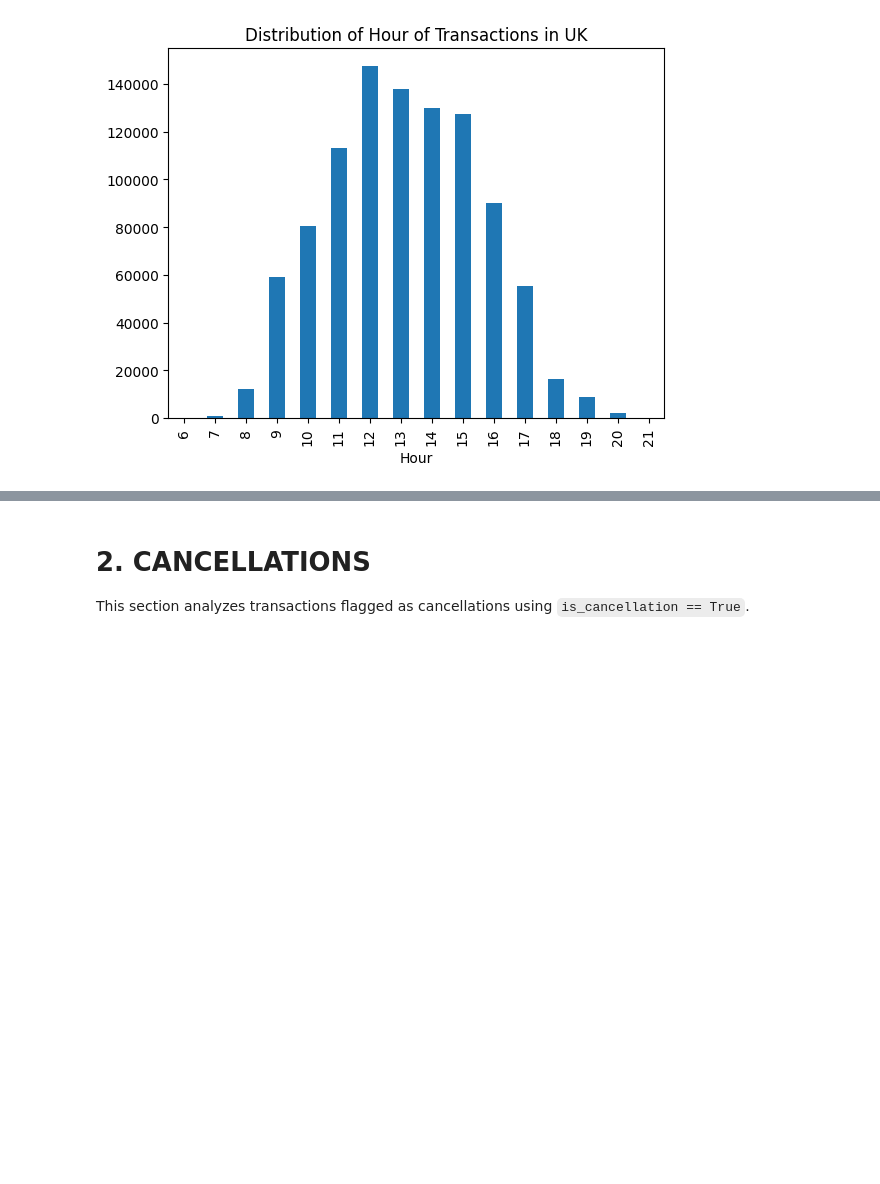
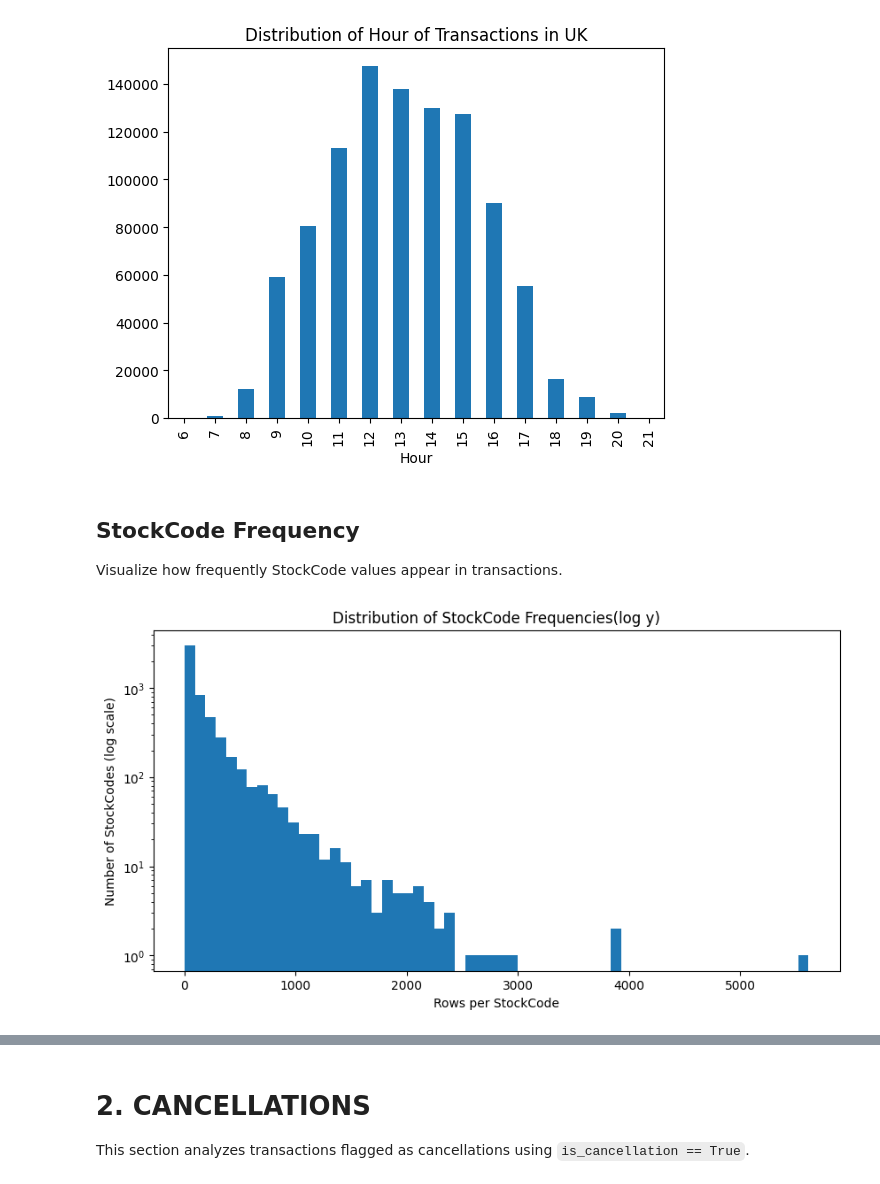
Before and after one commit to smnsht/unusual-customer-purchasing, a Jupyter notebook: notebooks/01_EDA.ipynb, the cells around one changed output, grey strips where cells are left out. Cells and saved outputs as stored; diff of their text form; code cells hidden in the pictures; blank space fills up the shorter version.

```diff
--- a/notebooks/01_EDA.ipynb
+++ b/notebooks/01_EDA.ipynb
@@ -164,3 +164,21 @@ df["Hour"].value_counts().sort_index().plot(
 );
 # %% [output]
 [figure]
+# %% [markdown]
+## StockCode Frequency
+Visualize how frequently StockCode values appear in transactions.
+# %%
+stockcode_counts = df["StockCode"].value_counts(dropna=False)
+
+ax = stockcode_counts.plot(
+    kind="hist",
+    bins=60,
+    logy=True,
+    figsize=(10, 5),
+    title="Distribution of StockCode Frequencies(log y)",
+)
+
+ax.set_xlabel("Rows per StockCode")
+ax.set_ylabel("Number of StockCodes (log scale)");
+# %% [output]
+[figure, added]
```
Also changed, not shown: parts of 23 cells of this notebook, 1 other file.
